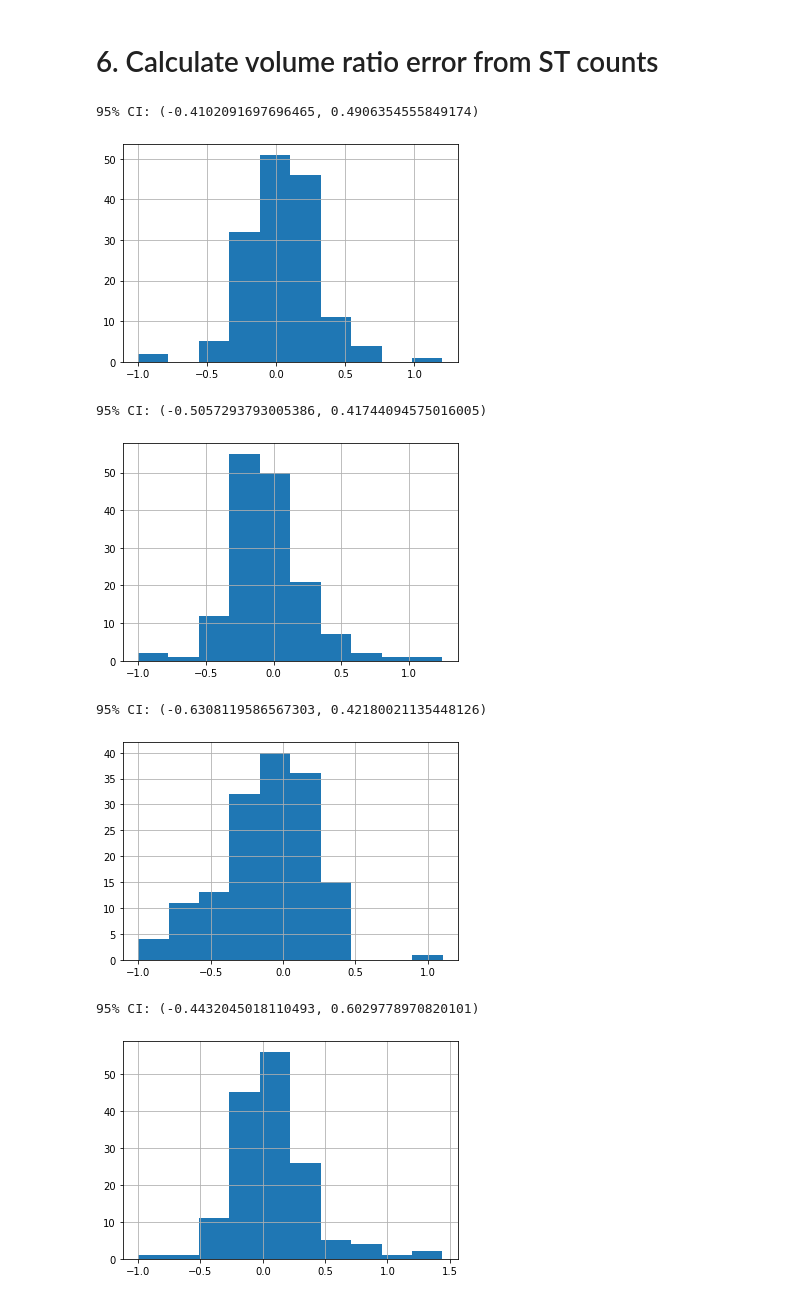
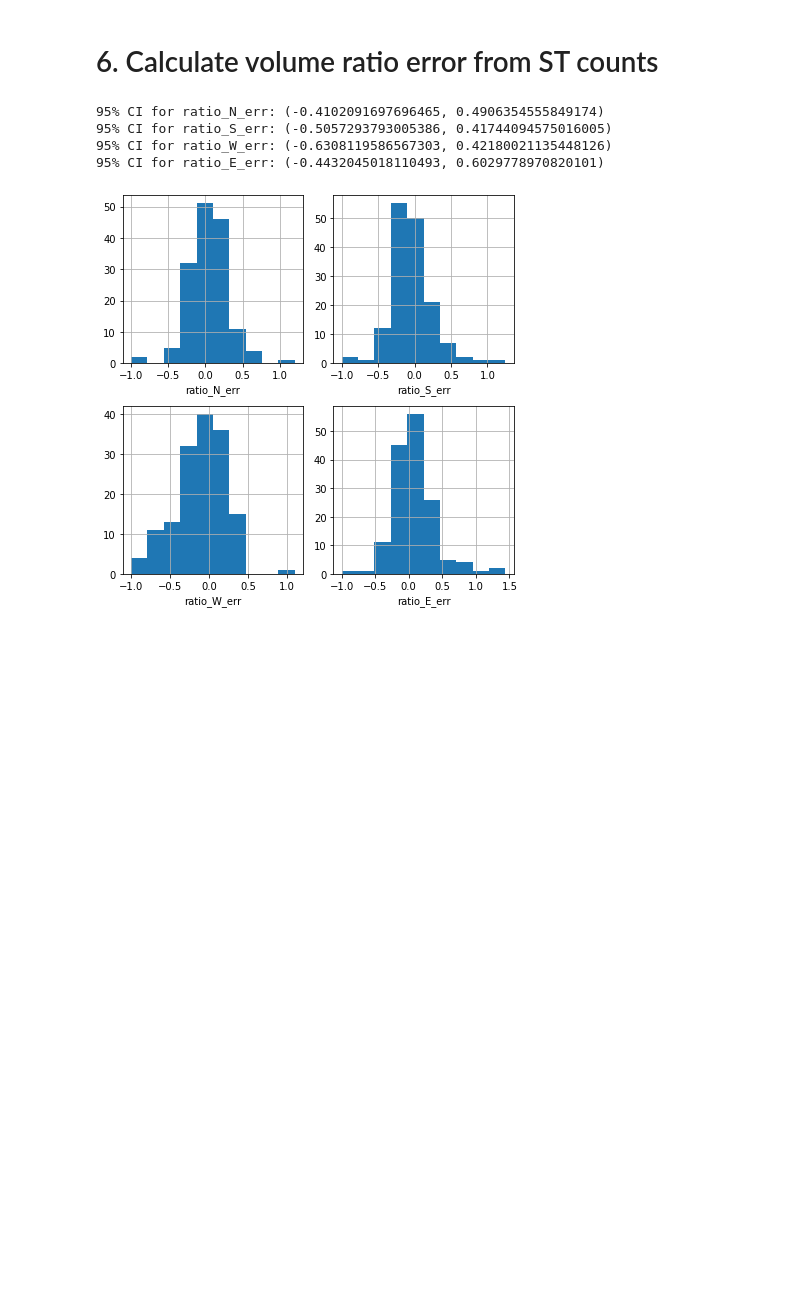
Before and after one commit to mz-zarei/ped-vol-disagg-project, a Jupyter notebook: ped_vol_disagg.ipynb, the cells around one changed output. Cells and saved outputs as stored; diff of their text form; code cells hidden in the pictures; blank space fills up the shorter version.

```diff
--- a/ped_vol_disagg.ipynb
+++ b/ped_vol_disagg.ipynb
@@ -184,42 +184,44 @@ Day of Weeks:  Int64Index([1, 2, 3], dtype='int64', name='date')
 # %%
 df_d_valid['total'] = df_d_valid.ped_N + df_d_valid.ped_S + df_d_valid.ped_W + df_d_valid.ped_E + 0.01
 
 df_d_valid['ratio_N'] = df_d_valid.ped_N / df_d_valid.total
 df_d_valid['ratio_S'] = df_d_valid.ped_S / df_d_valid.total
 df_d_valid['ratio_W'] = df_d_valid.ped_W / df_d_valid.total
 df_d_valid['ratio_E'] = df_d_valid.ped_E / df_d_valid.total
 
 df_d_valid['ratio_N_err'] = (df_d_valid.ped_N / df_d_valid.total - ratio_N_true)/ratio_N_true
 df_d_valid['ratio_S_err'] = (df_d_valid.ped_S / df_d_valid.total - ratio_S_true)/ratio_S_true
 df_d_valid['ratio_W_err'] = (df_d_valid.ped_W / df_d_valid.total - ratio_W_true)/ratio_W_true
 df_d_valid['ratio_E_err'] = (df_d_valid.ped_E / df_d_valid.total - ratio_E_true)/ratio_E_true
 
 
 
 def confidence_interval(df, col):
     '''
     returns lower and upper bound of 95% CI for given column assuming normal dist
     '''
     mean = df[col].mean()
     sd = df[col].std()
     n = len(df)
     Zstar=1.65
 
     lcb = mean - Zstar * sd
     ucb = mean + Zstar * sd
     return lcb, ucb
 
 # Plot the dist of the errors and 95% CI
-for col in ['ratio_N_err','ratio_S_err','ratio_W_err','ratio_E_err']:
-    df_d_valid[col].hist()
-    print(f'95% CI: {confidence_interval(df_d_valid, col)}')
-    plt.show()
+fig, axes = plt.subplots(2,2, figsize=(6,6))
+for ax, col in [(axes[0,0],'ratio_N_err'),(axes[0,1],'ratio_S_err'),
+                (axes[1,0],'ratio_W_err'),(axes[1,1],'ratio_E_err')]:
+    df_d_valid[col].hist(ax=ax)
+    ax.set_xlabel(col)
+    print(f'95% CI for {col}: {confidence_interval(df_d_valid, col)}')
+
+plt.tight_layout()
+plt.show()
 # %% [output]
-95% CI: (-0.4102091697696465, 0.4906354555849174)
+95% CI for ratio_N_err: (-0.4102091697696465, 0.4906354555849174)
+95% CI for ratio_S_err: (-0.5057293793005386, 0.41744094575016005)
+95% CI for ratio_W_err: (-0.6308119586567303, 0.42180021135448126)
+95% CI for ratio_E_err: (-0.4432045018110493, 0.6029778970820101)
-[figure, old version]
+[figure, new version]
-95% CI: (-0.5057293793005386, 0.41744094575016005)
-[figure, removed]
-95% CI: (-0.6308119586567303, 0.42180021135448126)
-[figure, removed]
-95% CI: (-0.4432045018110493, 0.6029778970820101)
-[figure, removed]
```
Also changed, not shown: 3 other files.
